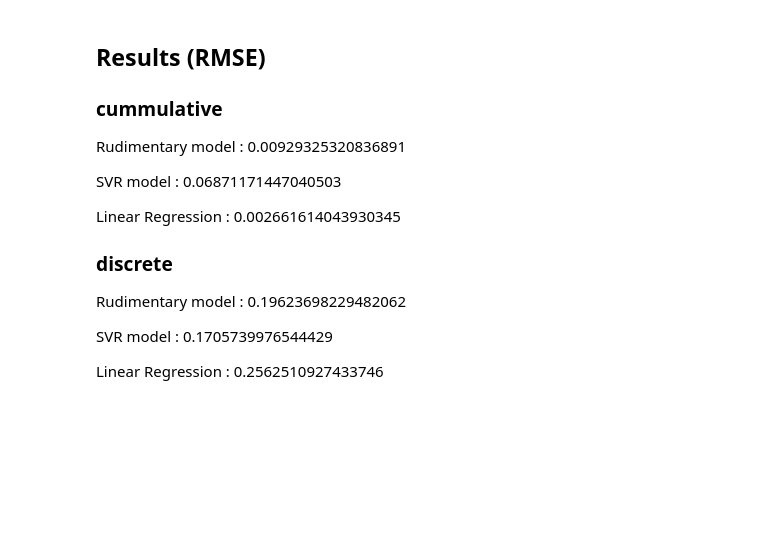
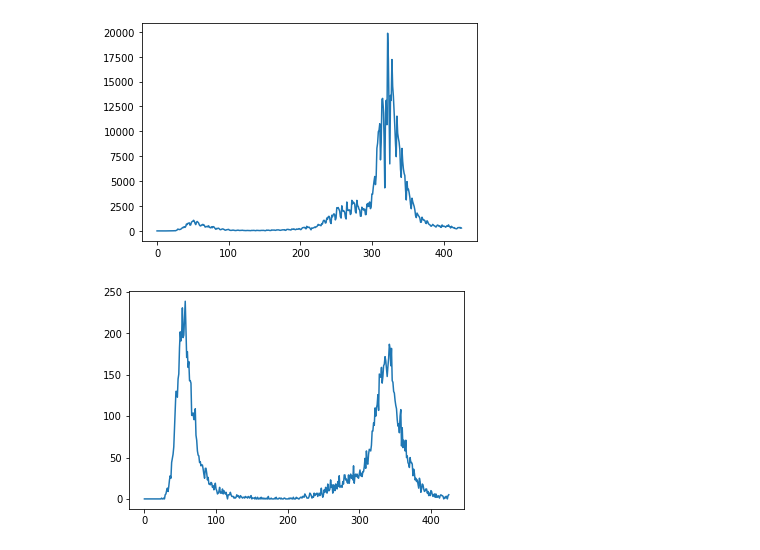
Before and after one commit to ChetanKhanna/MajorProj-ML, a Jupyter notebook: src/Chetan.ipynb, the cells around one changed output. Drawn from its saved outputs; the diff is of its cells as text; code cells hidden in the pictures; blank space fills up the shorter version.

Commit message:
Updated regression nb

```diff
--- a/src/Chetan.ipynb
+++ b/src/Chetan.ipynb
@@ -84,3 +87,0 @@ sns.lmplot(x='date', y='newDeaths28DaysByDeathDate', data=df, fit_reg=False)
-# %%
-df.sort_values(by='date', inplace=True)
-df.head()
@@ -210,16 +88,10 @@ wandb: Logged residuals.
-# %% [markdown]
-## Results (RMSE)
-
-### cummulative
-Rudimentary model   : 0.00929325320836891
-
-SVR model           : 0.06871171447040503
-
-Linear Regression   : 0.002661614043930345
-
-### discrete
-Rudimentary model   : 0.19623698229482062
-
-SVR model           : 0.1705739976544429
-
-Linear Regression   : 0.2562510927433746
+# %%
+plt.plot(df['new_cases'])
+plt.show()
+# %% [output]
+[figure, added]
+# %%
+plt.plot(df['new_deaths'])
+plt.show()
+# %% [output]
+[figure, added]
```
Also changed, not shown: parts of 52 cells of this notebook.
